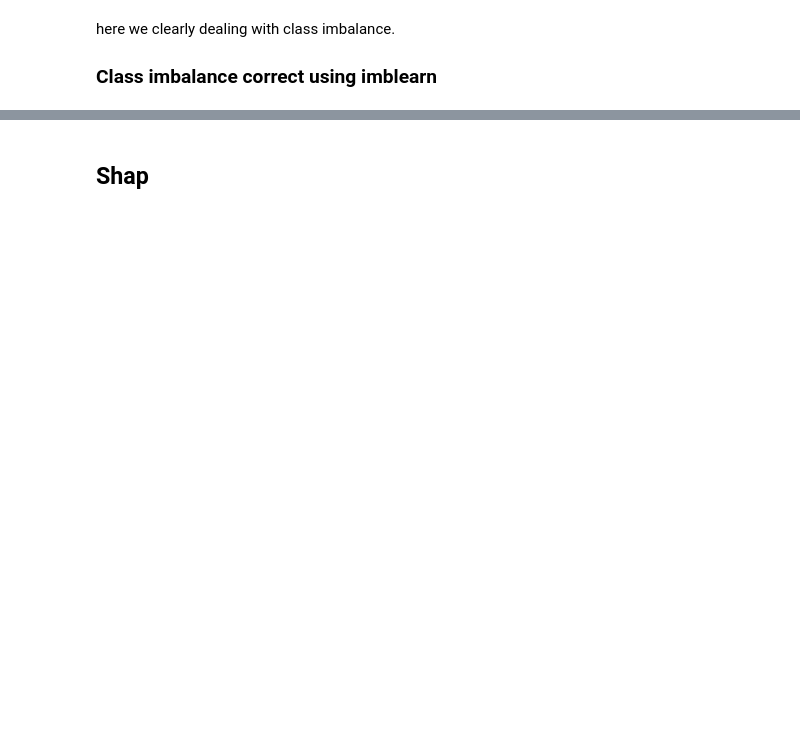
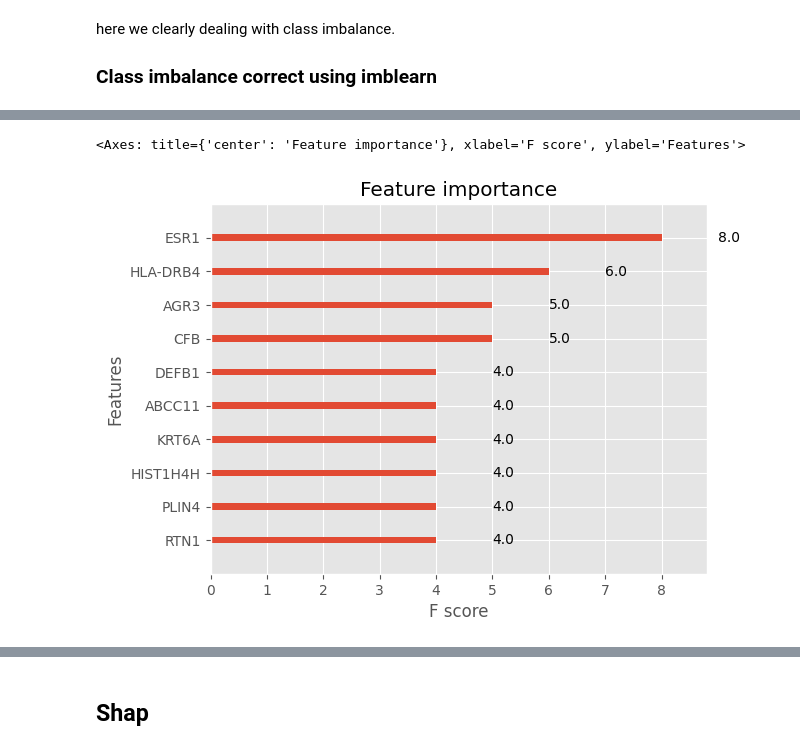
Before and after one commit to LamineTourelab/Tutorial, a Jupyter notebook: ExplainabilityAI/explainability_shap&lime.ipynb, the cells around one changed output, grey strips where cells are left out. Cells and saved outputs as stored; diff of their text form; code cells hidden in the pictures; blank space fills up the shorter version.

```diff
--- a/ExplainabilityAI/explainability_shap&lime.ipynb
+++ b/ExplainabilityAI/explainability_shap&lime.ipynb
@@ -29,0 +173,4 @@ samples.head()
+# %%
+Outcome = Outcome.replace("YES",1)
+Outcome = Outcome.replace("NO",0)
+Outcome.head()
@@ -30,3 +184,2 @@ samples.head()
 # %%
-Outcome = pd.DataFrame(samples['IDH1_STATUS-sequencing'])
-Outcome.head()
+print('Labels counts in Outcome Yes and No respectively:', np.bincount(Outcome['CHEMOTHERAPY']))
@@ -33,7 +190,6 @@ Outcome.head()
 # %%
-Outcome = Outcome.replace("MUT",1)
-Outcome = Outcome.replace("WT",0)
-Outcome.head()
+df.index = metadata['PATIENT_ID']
+Outcome.index = metadata['PATIENT_ID']
 # %%
 Outcome = Outcome[Outcome.index.isin(df.index)]
 Outcome.head()
@@ -47,7 +202,6 @@ here we clearly dealing with class imbalance.
 # %%
-from imblearn.over_sampling import RandomOverSampler
 ros = RandomOverSampler(random_state=0)
-df_resampled, Outcome_resampled = ros.fit_resample(df, Outcome['IDH1_STATUS-sequencing'])
+df_resampled, Outcome_resampled = ros.fit_resample(df, Outcome['CHEMOTHERAPY'])
 # %%
 from collections import Counter
 print(sorted(Counter(Outcome_resampled).items()))
@@ -72,0 +238,5 @@ y_pred.head()
+# %%
+xgb.plot_importance(model,  max_num_features=10)
+# %% [output]
+<Axes: title={'center': 'Feature importance'}, xlabel='F score', ylabel='Features'>
+[figure, added]
```
Also changed, not shown: parts of 57 cells of this notebook, 1 other file.
